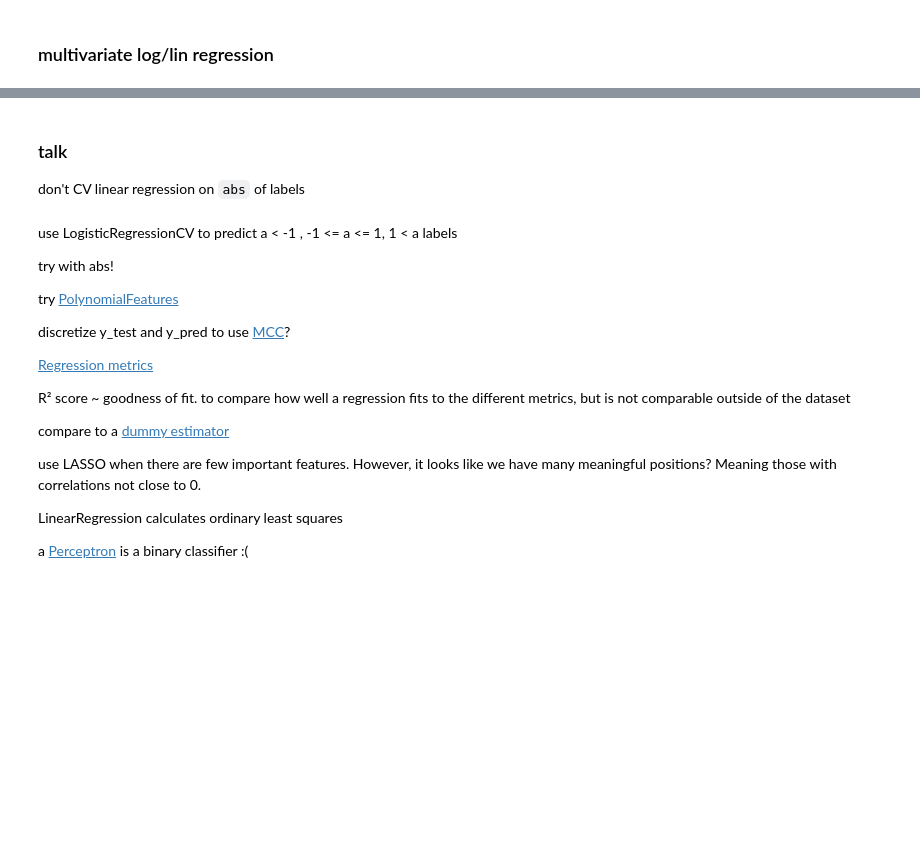
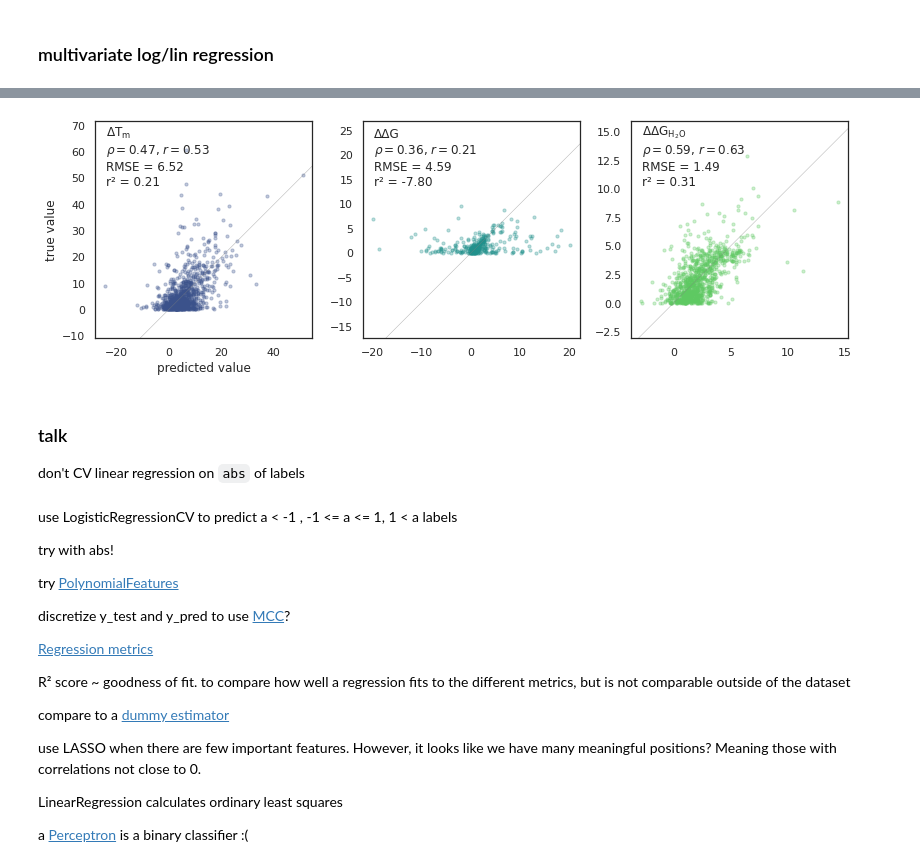
Before and after one commit to lkndl/mapra, a Jupyter notebook: mapra/5_multivariate.ipynb, the cells around one changed output, grey strips where cells are left out. Drawn from its saved outputs; the diff is of its cells as text; code cells hidden in the pictures; blank space fills up the shorter version.

```diff
--- a/mapra/5_multivariate.ipynb
+++ b/mapra/5_multivariate.ipynb
@@ -416,3 +389,37 @@ array([[-14.5       , -11.70779   ],
+# %%
+# plot with matplotlib
+fig, axes = plt.subplots(1, 3, figsize=(13.6, 4))
+cmap = sns.color_palette('viridis', 3)
+
+for i, (ax, ar, delta) in enumerate(zip(axes, ars, delta_labels)):
+    sns.regplot(ax=axes[i],
+                x=ar[:, 1], y=ar[:, 2],
+                color=cmap[i],
+                # marker='+',
+                scatter_kws={'s': 10, 'alpha': .3},
+                fit_reg=False, logistic=True)
+
+    ax.set(aspect=1, box_aspect=1)
+    # ax.set(title=data.tex_lookup[delta] + [' [°C]', ' [kcal/mol]', ' [kcal/mol]'][i])
+    ax.axline((0, 0), slope=1, lw=.5, color='.5', alpha=.6)
+
+    # correlations
+    sp, pval = scipy.stats.spearmanr(ar[:, 1:], axis=0)
+    pcorr = np.corrcoef(ar[:, 1:], rowvar=False)[0, 1]
+    rmse =mean_squared_error(ar[:, 2], ar[:, 1], squared=False)
+    r2 = r2_score(ar[:, 2], ar[:, 1])
+
+    # ax.text(.05, .82, data.tex_lookup[delta] + [' [°C]', ' [kcal/mol]', ' [kcal/mol]'][i] + '\n'
+    #         + r"Spearman's $\rho = $" + f'{sp:.2f}',
+    #         transform=ax.transAxes)
+    ax.text(.05, .7, data.tex_lookup[delta] + '\n'
+            + r"$\rho = $" + f'{sp:.2f}, ' + r"$r = $" + f'{pcorr:.2f}\nRMSE = {rmse:.2f}\nr² = {r2:.2f}',
+            transform=ax.transAxes)
+
+axes[0].set(ylabel='true value', xlabel='predicted value')
+save(fig, f'linear_regr_2{_abs}_test_0.2.png')
+# %% [output]
+[figure, added]
 # %% [markdown]
 ### talk
 don't CV
```
Also changed, not shown: parts of 13 cells of this notebook.
